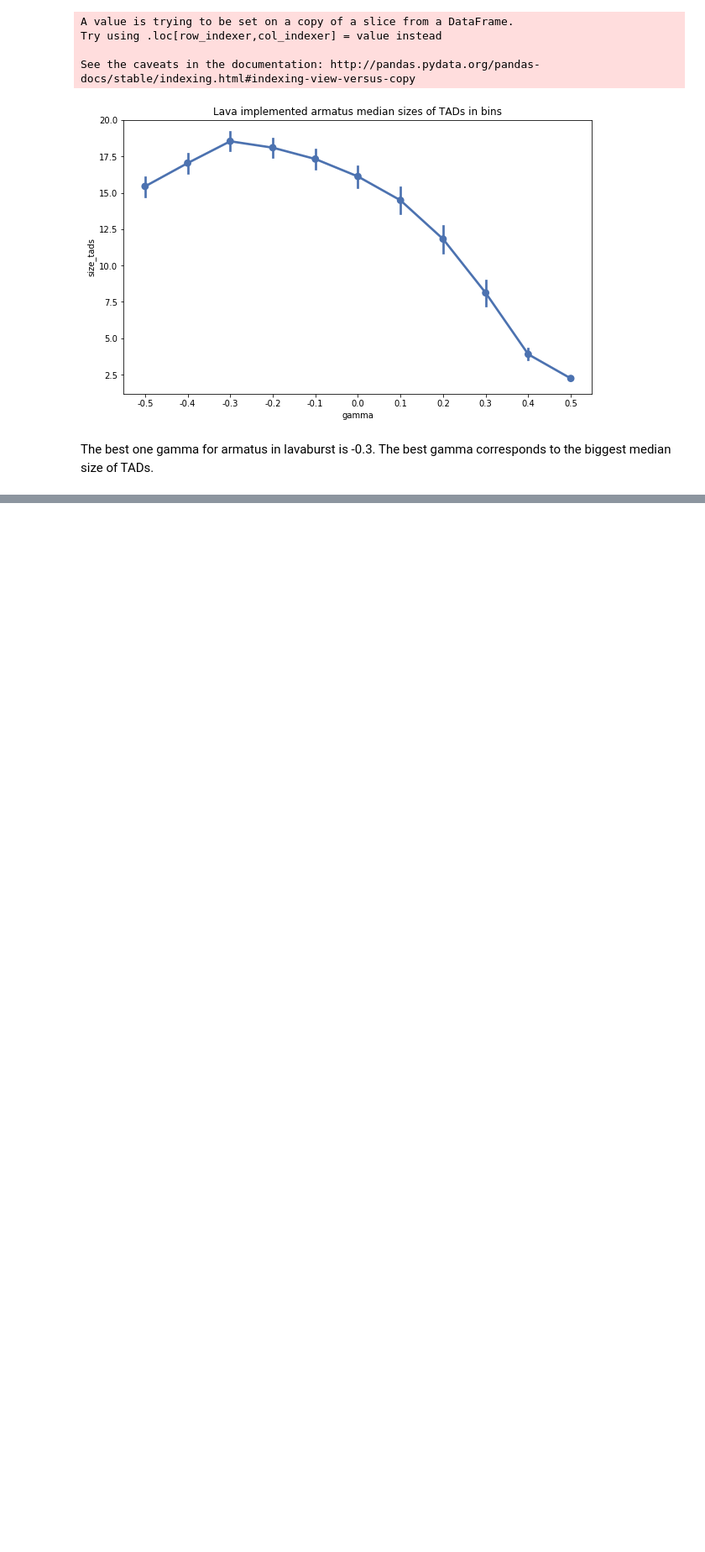
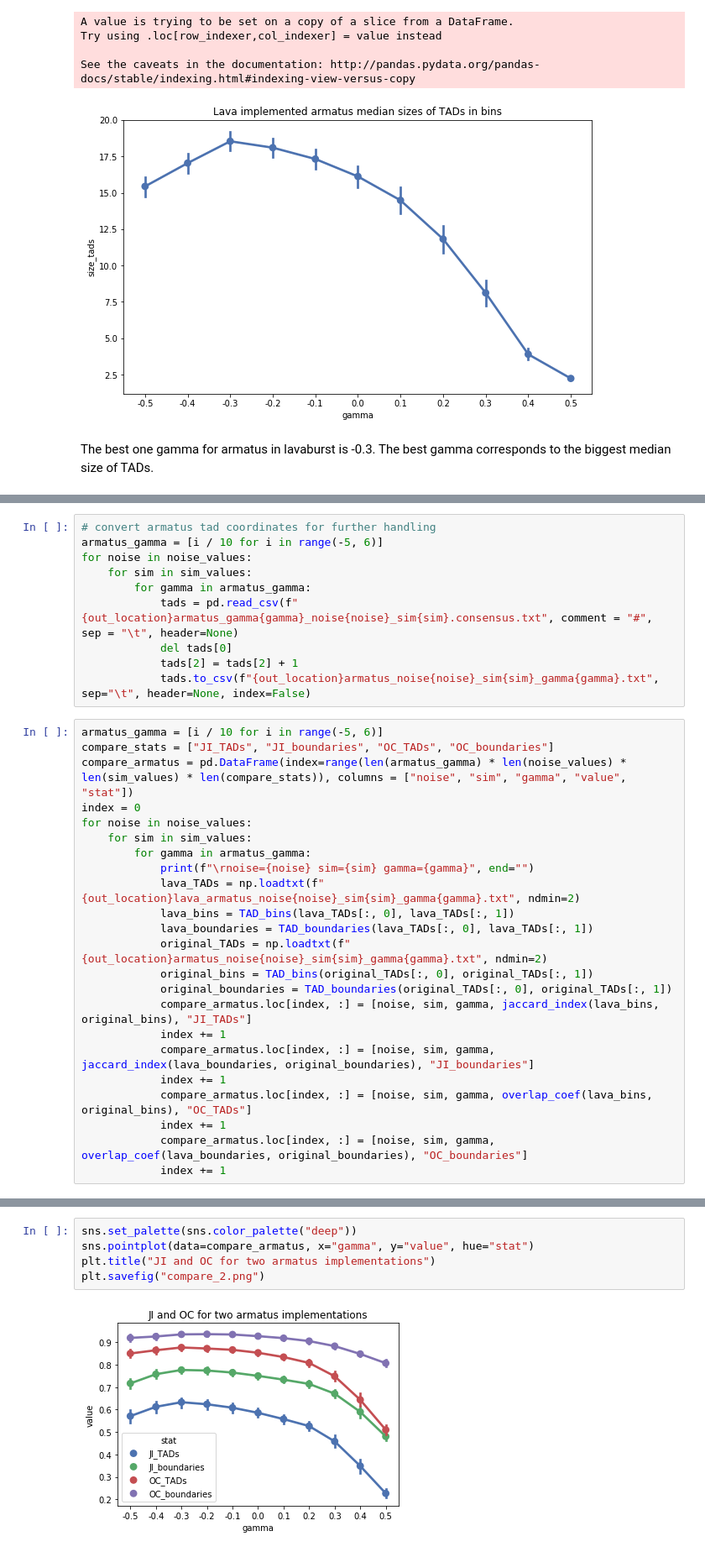
Before and after one commit to dmitrymyl/TADselect, a Jupyter notebook: sim_TADs/Analyze_sim_TADs.ipynb, the cells around one changed output, grey strips where cells are left out. Shown at 84% size. Drawn from its saved outputs; the diff is of its cells as text; blank space fills up the shorter version.

```diff
--- a/sim_TADs/Analyze_sim_TADs.ipynb
+++ b/sim_TADs/Analyze_sim_TADs.ipynb
@@ -624,0 +702,33 @@ df
+# %%
+# convert armatus tad coordinates for further handling
+armatus_gamma = [i / 10 for i in range(-5, 6)]
+for noise in noise_values:
+    for sim in sim_values:
+        for gamma in armatus_gamma:
+            tads = pd.read_csv(f"{out_location}armatus_gamma{gamma}_noise{noise}_sim{sim}.consensus.txt", comment = "#", sep = "\t", header=None)
+            del tads[0]
+            tads[2] = tads[2] + 1
+            tads.to_csv(f"{out_location}armatus_noise{noise}_sim{sim}_gamma{gamma}.txt", sep="\t", header=None, index=False)
+# %%
+armatus_gamma = [i / 10 for i in range(-5, 6)]
+compare_stats = ["JI_TADs", "JI_boundaries", "OC_TADs", "OC_boundaries"]
+compare_armatus = pd.DataFrame(index=range(len(armatus_gamma) * len(noise_values) * len(sim_values) * len(compare_stats)), columns = ["noise", "sim", "gamma", "value", "stat"])
+index = 0
+for noise in noise_values:
+    for sim in sim_values:
+        for gamma in armatus_gamma:
+            print(f"\rnoise={noise} sim={sim} gamma={gamma}", end="")
+            lava_TADs = np.loadtxt(f"{out_location}lava_armatus_noise{noise}_sim{sim}_gamma{gamma}.txt", ndmin=2)
+            lava_bins = TAD_bins(lava_TADs[:, 0], lava_TADs[:, 1])
+            lava_boundaries = TAD_boundaries(lava_TADs[:, 0], lava_TADs[:, 1])
+            original_TADs = np.loadtxt(f"{out_location}armatus_noise{noise}_sim{sim}_gamma{gamma}.txt", ndmin=2)
+            original_bins = TAD_bins(original_TADs[:, 0], original_TADs[:, 1])
+            original_boundaries = TAD_boundaries(original_TADs[:, 0], original_TADs[:, 1])
+            compare_armatus.loc[index, :] = [noise, sim, gamma, jaccard_index(lava_bins, original_bins), "JI_TADs"]
+            index += 1
+            compare_armatus.loc[index, :] = [noise, sim, gamma, jaccard_index(lava_boundaries, original_boundaries), "JI_boundaries"]
+            index += 1
+            compare_armatus.loc[index, :] = [noise, sim, gamma, overlap_coef(lava_bins, original_bins), "OC_TADs"]
+            index += 1
+            compare_armatus.loc[index, :] = [noise, sim, gamma, overlap_coef(lava_boundaries, original_boundaries), "OC_boundaries"]
+            index += 1
@@ -624,0 +737,7 @@ df
+# %%
+sns.set_palette(sns.color_palette("deep"))
+sns.pointplot(data=compare_armatus, x="gamma", y="value", hue="stat")
+plt.title("JI and OC for two armatus implementations")
+plt.savefig("compare_2.png")
+# %% [output]
+[figure, added]
```
Also changed, not shown: parts of 14 cells of this notebook, 1 other file.
